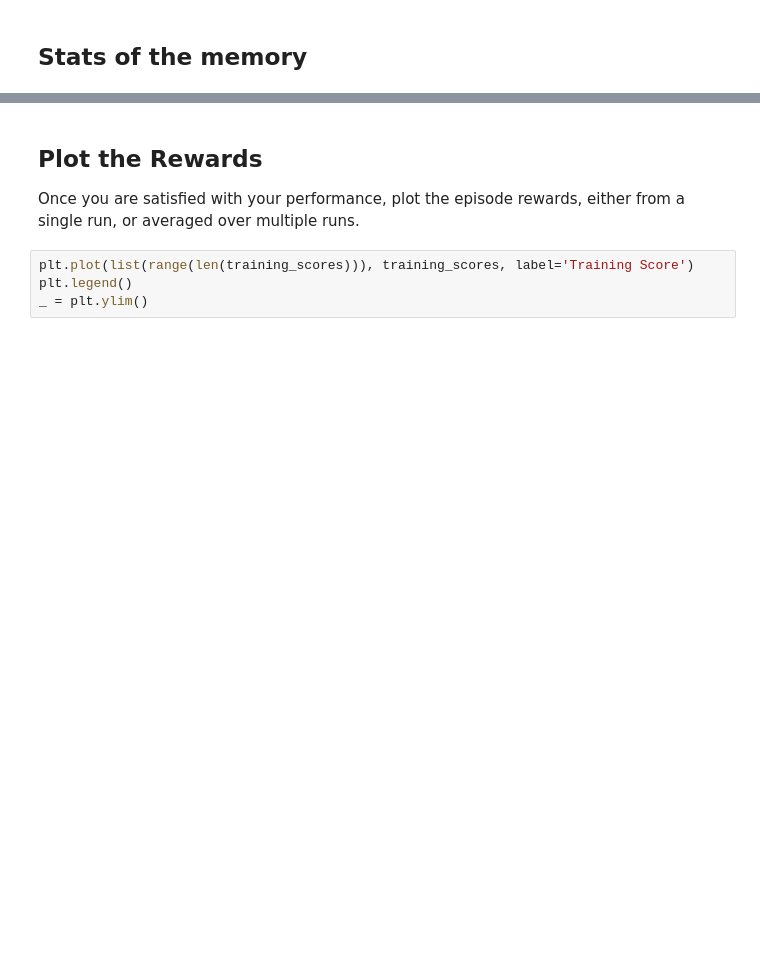
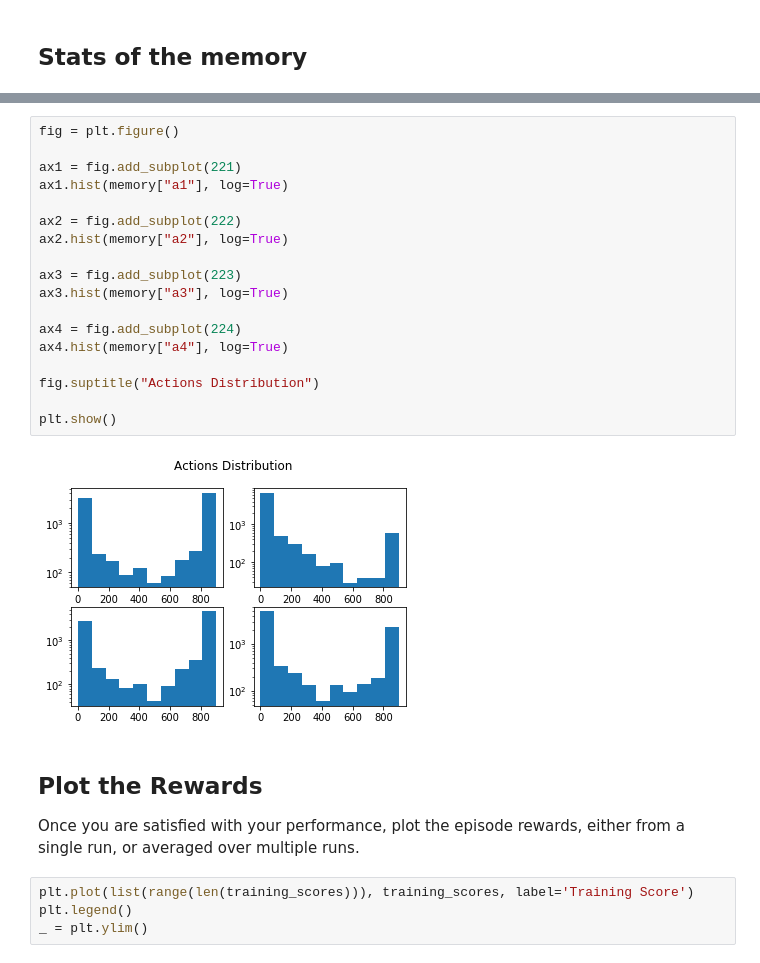
Before and after one commit to ShadowGiraffe/MLND-submission, a Jupyter notebook: quadcopter/Quadcopter_Project.ipynb, the cells around one changed output, grey strips where cells are left out. Saved outputs shown, nothing was run; the diff lists cells and outputs as text; blank space fills up the shorter version.

```diff
--- a/quadcopter/Quadcopter_Project.ipynb
+++ b/quadcopter/Quadcopter_Project.ipynb
@@ -310,3 +277,23 @@ memory[["a1", "a2", "a3", "a4"]].plot.hist(bins=BINS, logy=True, title="Actions
+# %%
+fig = plt.figure()
+
+ax1 = fig.add_subplot(221)
+ax1.hist(memory["a1"], log=True)
+
+ax2 = fig.add_subplot(222)
+ax2.hist(memory["a2"], log=True)
+
+ax3 = fig.add_subplot(223)
+ax3.hist(memory["a3"], log=True)
+
+ax4 = fig.add_subplot(224)
+ax4.hist(memory["a4"], log=True)
+
+fig.suptitle("Actions Distribution")
+
+plt.show()
+# %% [output]
+[figure, added]
 # %% [markdown]
 ## Plot the Rewards
 
```
Also changed, not shown: parts of 19 cells of this notebook.
